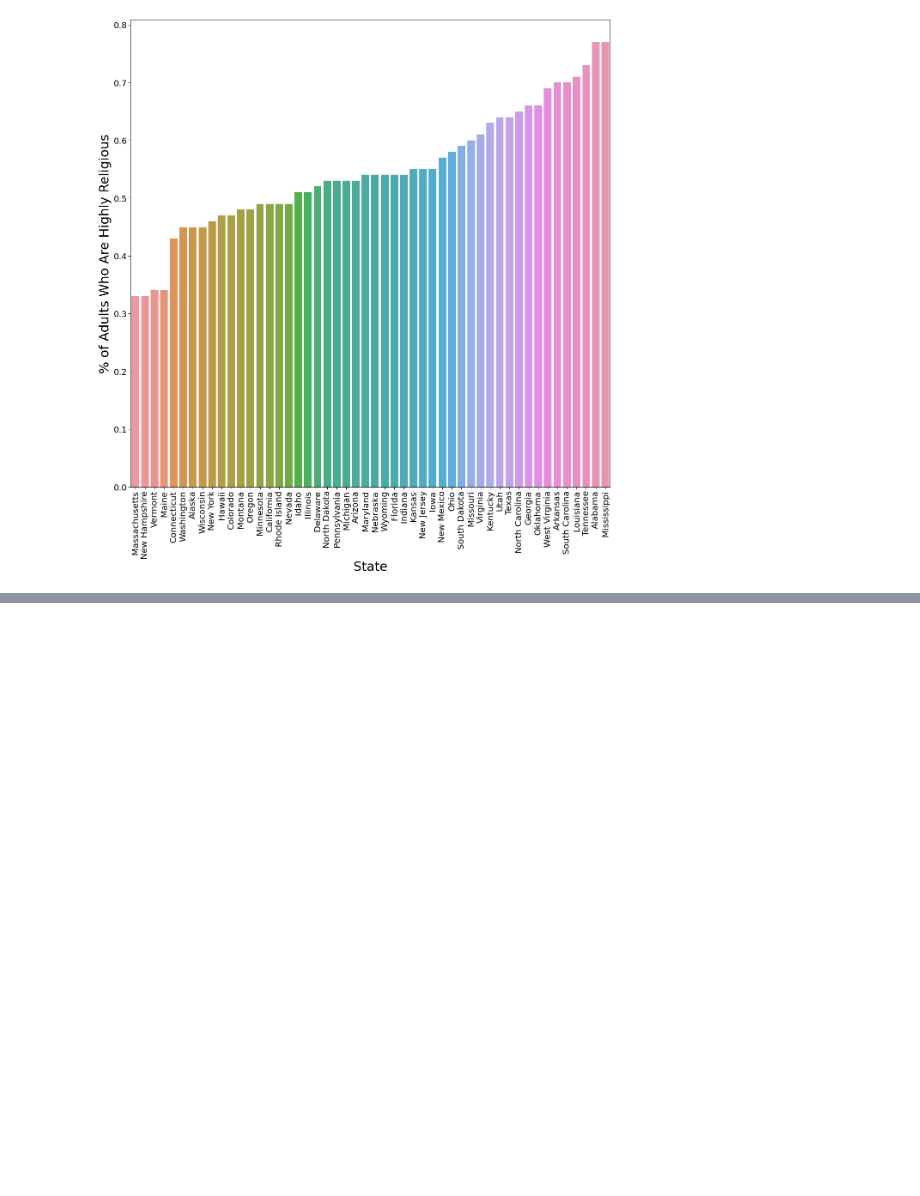
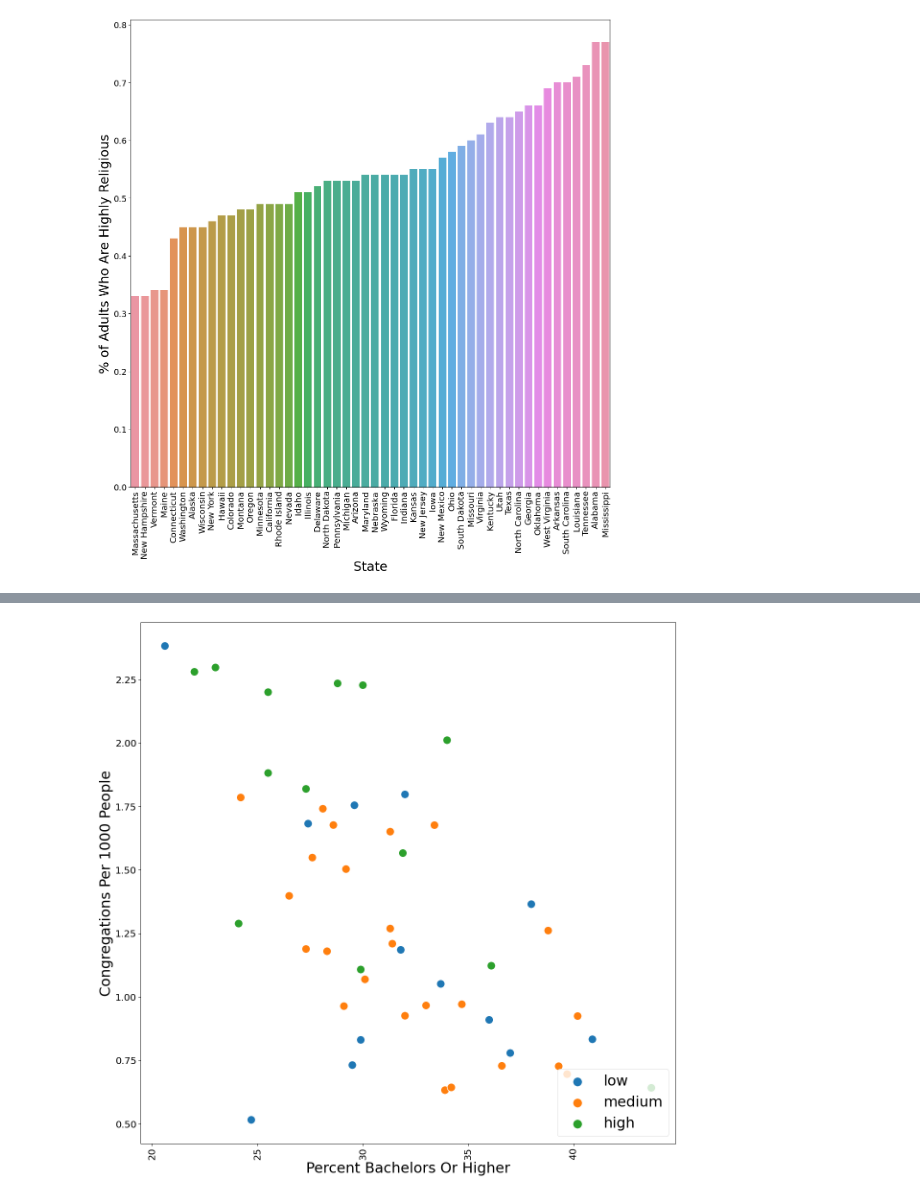
Before and after one commit to kirakirakira/Code-Louisville-Data-Science-Project, a Jupyter notebook: Education and Religion.ipynb, the cells around one changed output, grey strips where cells are left out. Cells and saved outputs as stored; diff of their text form; code cells hidden in the pictures; blank space fills up the shorter version.

```diff
--- a/Education and Religion.ipynb
+++ b/Education and Religion.ipynb
@@ -294,0 +328,28 @@ plt.show()
+# %%
+import seaborn as sns
+
+def scatterplot(x, y, x_label, y_label, hue):
+
+    sns.set_context('paper')
+
+    plt.figure(figsize=(20, 20))
+
+    b = sns.scatterplot(x=x, y =y, data = all_df, hue=hue, s = 300)
+    plt.xticks(rotation=90, fontsize=20)
+    plt.yticks(fontsize=20)
+    lgnd = plt.legend(fontsize=30, title_fontsize=30, loc='lower right')
+    lgnd.legendHandles[0]._sizes = [300]
+    lgnd.legendHandles[1]._sizes = [300]
+    lgnd.legendHandles[2]._sizes = [300]
+
+    b.set_xlabel(x_label, fontsize=30)
+    b.set_ylabel(y_label, fontsize=30)
+
+    plt.show()
+
+hue = "Religious Adherence Level"
+x = 'Percent Bachelors Or Higher'
+y = 'Congregations Per 1000 People'
+scatterplot(all_df[x], all_df[y], x, y, hue)
+# %% [output]
+[figure, added]
```
Also changed, not shown: parts of 11 cells of this notebook, 2 other files.
